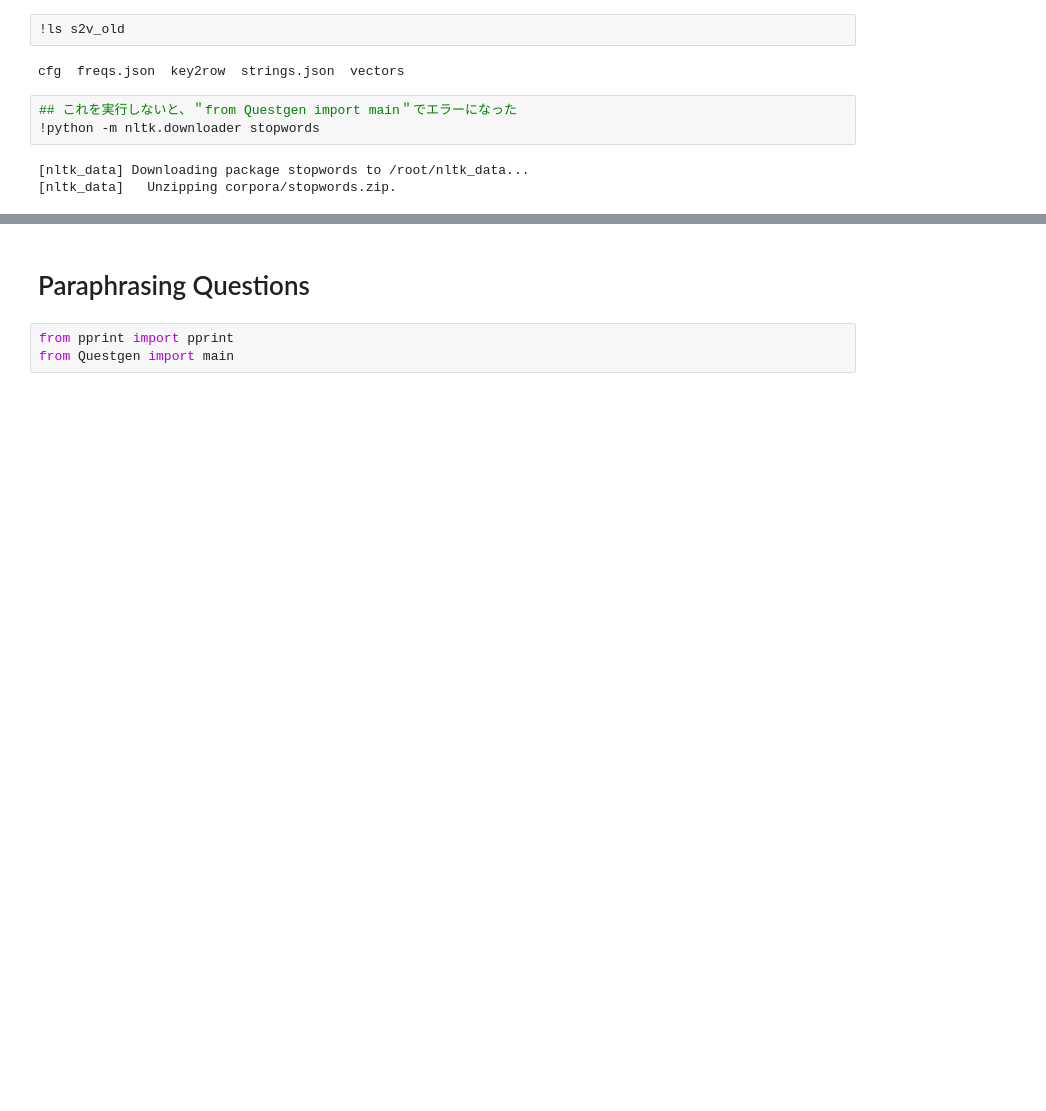
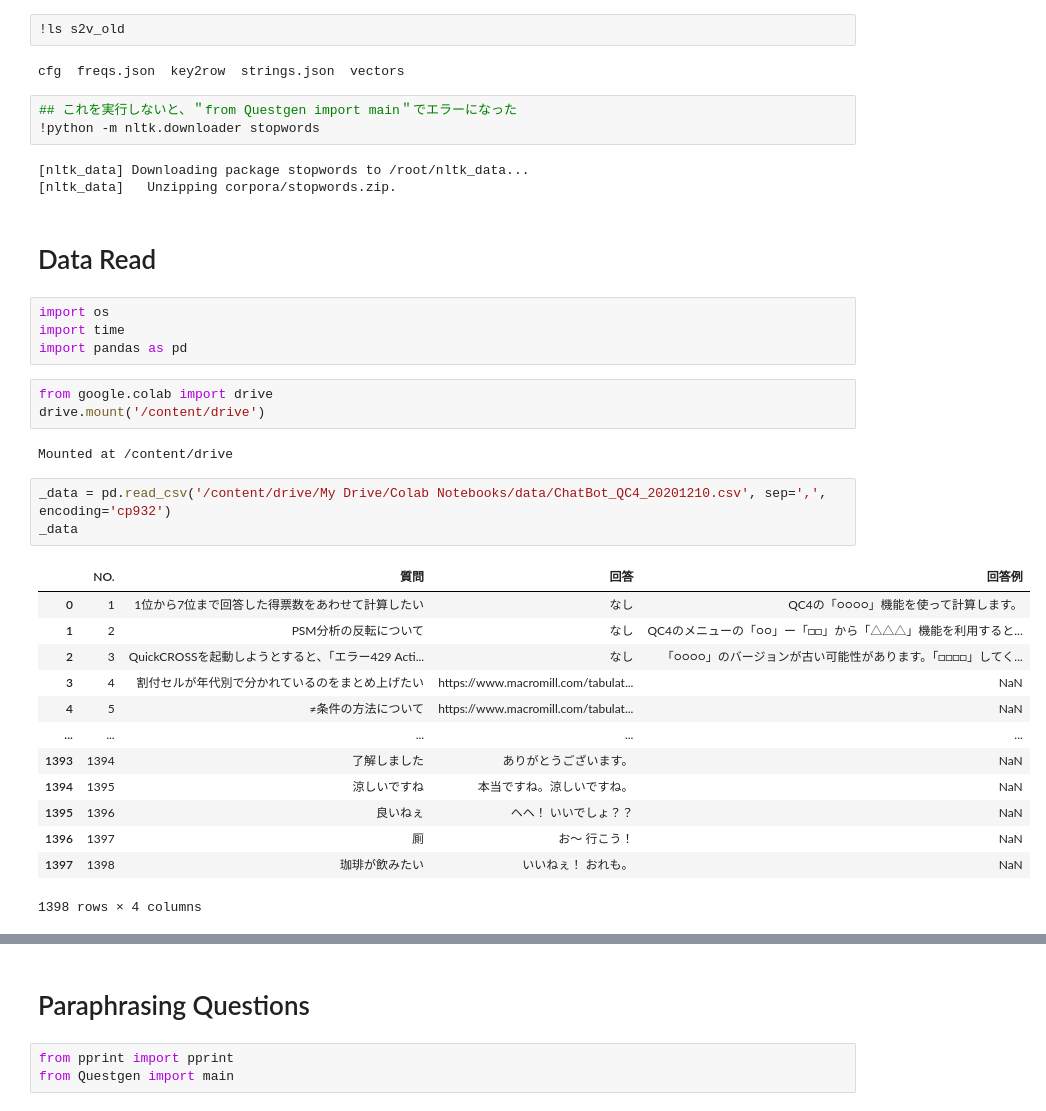
Before and after one commit to takky0330/NLP, a Jupyter notebook: Wording_for_ChatBot.ipynb, the cells around one changed output, grey strips where cells are left out. Saved outputs shown, nothing was run; the diff lists cells and outputs as text; blank space fills up the shorter version.

Commit message:
Colaboratory を使用して作成しました

```diff
--- a/Wording_for_ChatBot.ipynb
+++ b/Wording_for_ChatBot.ipynb
@@ -130,3 +130,31 @@ cfg  freqs.json  key2row  strings.json  vectors
 # %% [output]
 [nltk_data] Downloading package stopwords to /root/nltk_data...
 [nltk_data]   Unzipping corpora/stopwords.zip.
+# %% [markdown]
+# Data Read
+# %%
+import os
+import time
+import pandas as pd
+# %%
+from google.colab import drive
+drive.mount('/content/drive')
+# %% [output]
+Mounted at /content/drive
+# %%
+_data = pd.read_csv('/content/drive/My Drive/Colab Notebooks/data/ChatBot_QC4_20201210.csv', sep=',', encoding='cp932')
+_data
+# %% [output]
+|  | NO. | 質問 | 回答 | 回答例 |
+| 0 | 1 | 1位から7位まで回答した得票数をあわせて計算したい | なし | QC4の「○○○○」機能を使って計算します。 |
+| 1 | 2 | PSM分析の反転について | なし | QC4のメニューの「○○」ー「□□」から「△△△」機能を利用すると... |
+| 2 | 3 | QuickCROSSを起動しようとすると、「エラー429 Acti... | なし | 「○○○○」のバージョンが古い可能性があります。「□□□□」してく... |
+| 3 | 4 | 割付セルが年代別で分かれているのをまとめ上げたい | https://www.macromill.com/tabulat... | NaN |
+| 4 | 5 | ≠条件の方法について | https://www.macromill.com/tabulat... | NaN |
+| ... | ... | ... | ... | ... |
+| 1393 | 1394 | 了解しました | ありがとうございます。 | NaN |
+| 1394 | 1395 | 涼しいですね | 本当ですね。涼しいですね。 | NaN |
+| 1395 | 1396 | 良いねぇ | ヘヘ！ いいでしょ？？ | NaN |
+| 1396 | 1397 | 厠 | お～ 行こう！ | NaN |
+| 1397 | 1398 | 珈琲が飲みたい | いいねぇ！ おれも。 | NaN |
+1398 rows × 4 columns
```
Also changed, not shown: parts of 22 cells of this notebook.
